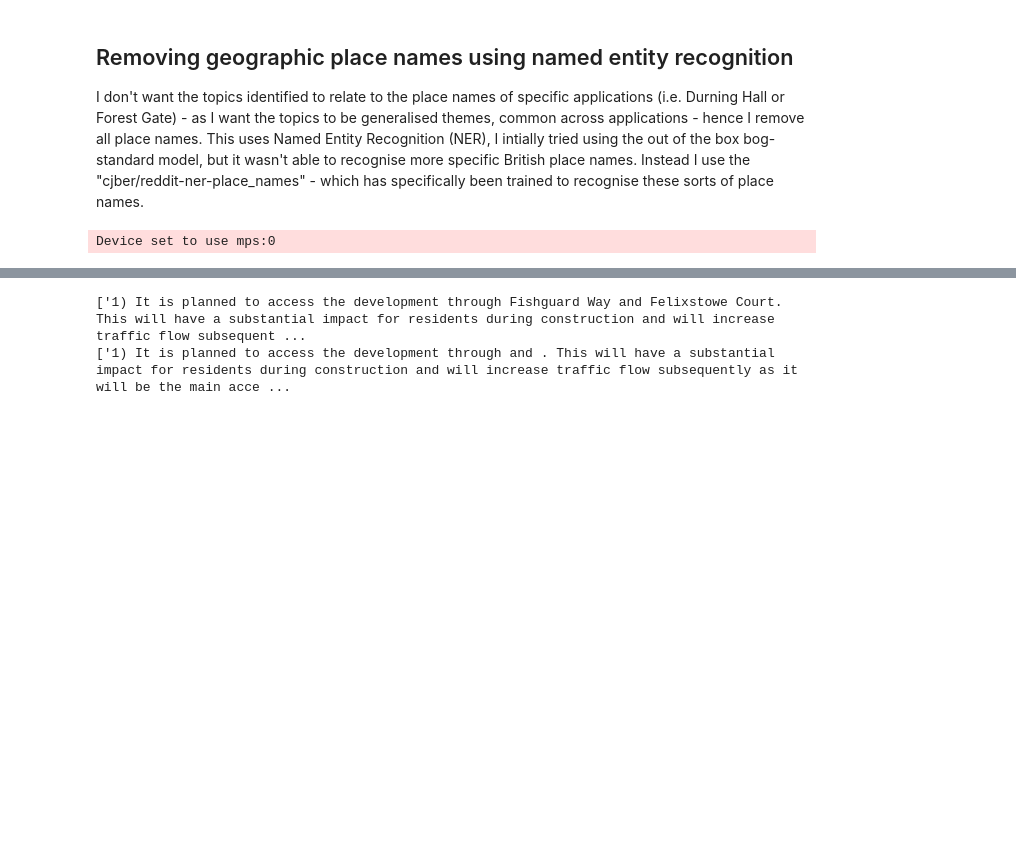
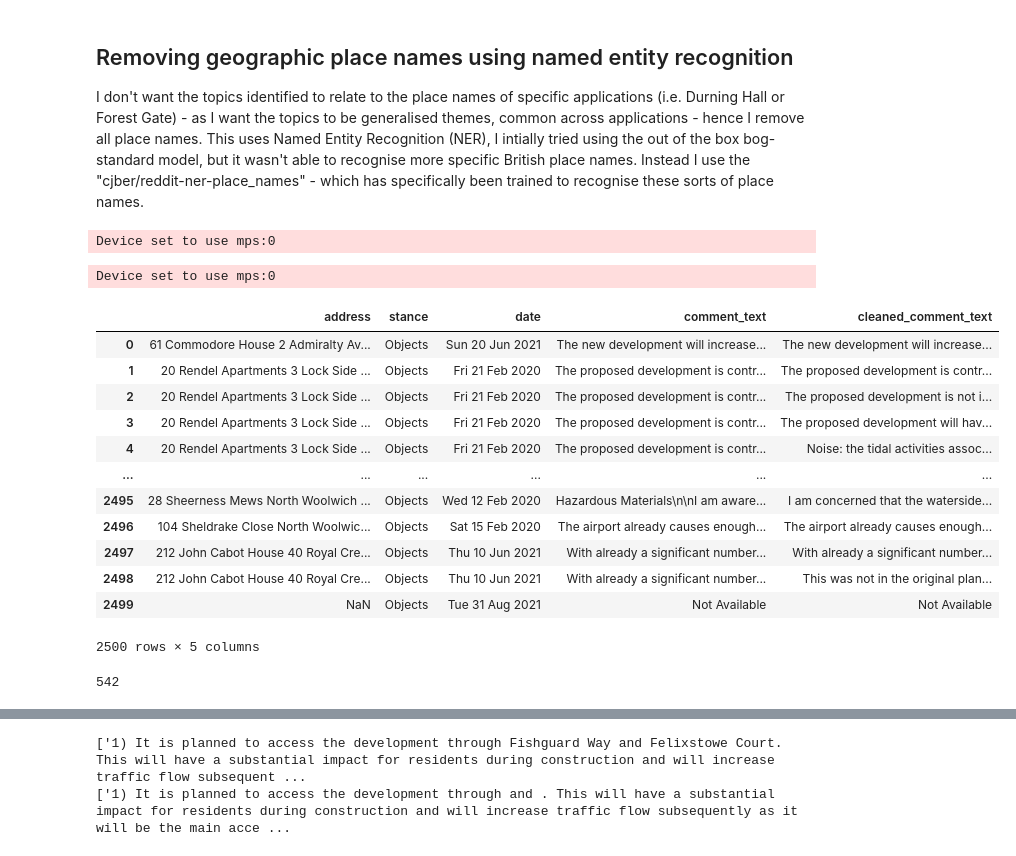
Before and after one commit to Bea-Taylor/nimby_nlp, a Jupyter notebook: nbs/1_0_2_topic_modelling.ipynb, the cells around one changed output, grey strips where cells are left out. Cells and saved outputs as stored; diff of their text form; code cells hidden in the pictures; blank space fills up the shorter version.

```diff
--- a/nbs/1_0_2_topic_modelling.ipynb
+++ b/nbs/1_0_2_topic_modelling.ipynb
@@ -214,3 +218,32 @@ Device set to use mps:0
+# %%
+nlp = NLP_Tasks(model_checkpoint)
+train_df = nlp.remove_numbers(df=train_df, column='comment_text')
+# %% [output]
+Device set to use mps:0
+# %%
+train_df = nlp.remove_place_names(df=train_df, column='comment_text')
+# %%
+train_df['cleaned_comment_text'] = train_df['comment_text'].astype(str)
+# %%
+train_df = nlp.remove_non_ascii(df=train_df, column='cleaned_comment_text')
+# %%
+train_df_split = nlp.split_text_on_newline(df=train_df, column='cleaned_comment_text')
+# %%
+train_df_split
+# %% [output]
+|  | address | stance | date | comment_text | cleaned_comment_text |
+| 0 | 61 Commodore House 2 Admiralty Av... | Objects | Sun 20 Jun 2021 | The new development will increase... | The new development will increase... |
+| 1 | 20 Rendel Apartments 3 Lock Side ... | Objects | Fri 21 Feb 2020 | The proposed development is contr... | The proposed development is contr... |
+| 2 | 20 Rendel Apartments 3 Lock Side ... | Objects | Fri 21 Feb 2020 | The proposed development is contr... | The proposed development is not i... |
+| 3 | 20 Rendel Apartments 3 Lock Side ... | Objects | Fri 21 Feb 2020 | The proposed development is contr... | The proposed development will hav... |
+| 4 | 20 Rendel Apartments 3 Lock Side ... | Objects | Fri 21 Feb 2020 | The proposed development is contr... | Noise: the tidal activities assoc... |
+| ... | ... | ... | ... | ... | ... |
+| 2495 | 28 Sheerness Mews North Woolwich ... | Objects | Wed 12 Feb 2020 | Hazardous Materials\n\nI am aware... | I am concerned that the waterside... |
+| 2496 | 104 Sheldrake Close North Woolwic... | Objects | Sat 15 Feb 2020 | The airport already causes enough... | The airport already causes enough... |
+| 2497 | 212 John Cabot House 40 Royal Cre... | Objects | Thu 10 Jun 2021 | With already a significant number... | With already a significant number... |
+| 2498 | 212 John Cabot House 40 Royal Cre... | Objects | Thu 10 Jun 2021 | With already a significant number... | This was not in the original plan... |
+| 2499 | NaN | Objects | Tue 31 Aug 2021 | Not Available | Not Available |
+2500 rows × 5 columns
 # %%
 def remove_locations(text):
     ner_results = ner_pipeline(text)
@@ -233,0 +291,4 @@ def remove_place_names(text):
+# %%
+len(text_2)
+# %% [output]
+542
```
Also changed, not shown: parts of 29 cells of this notebook, 7 other files.
